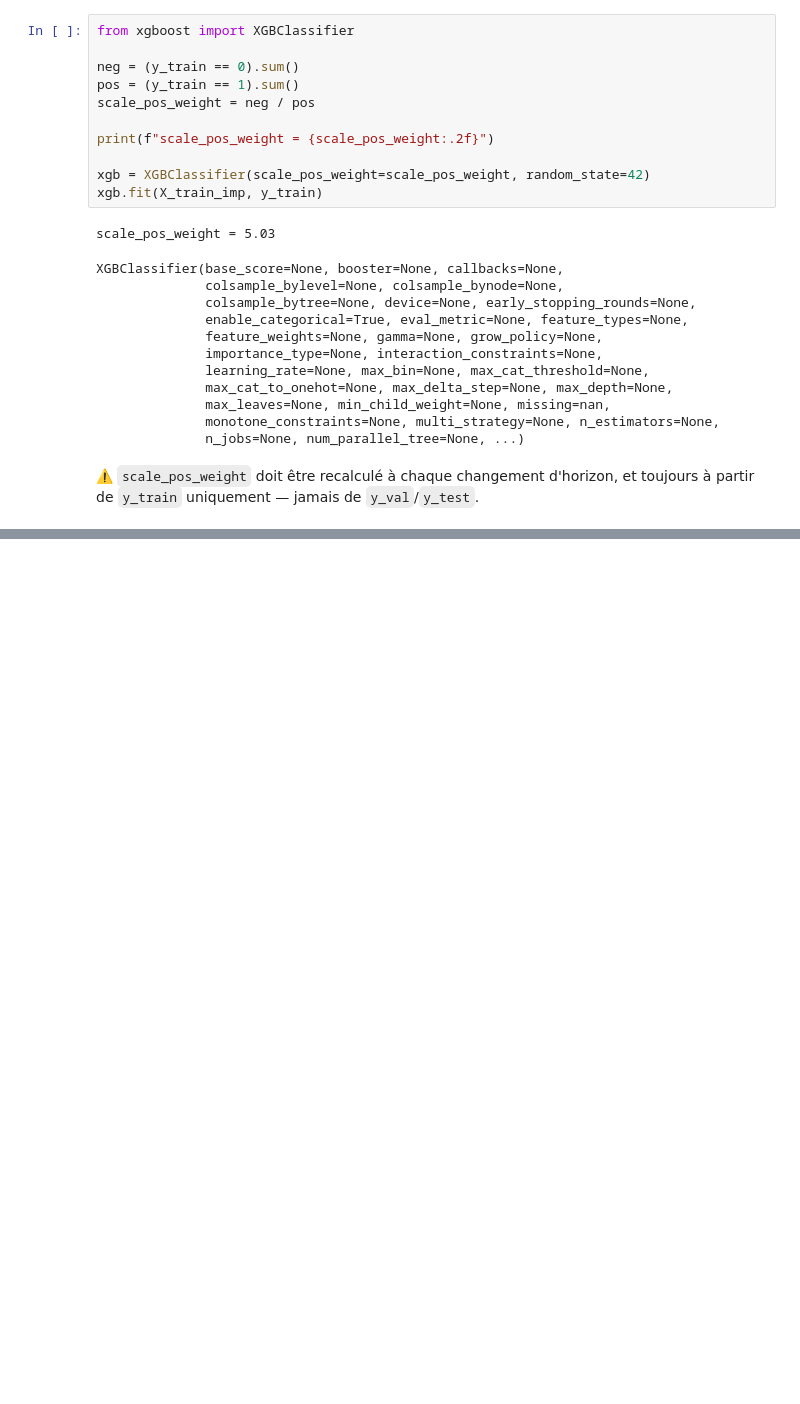
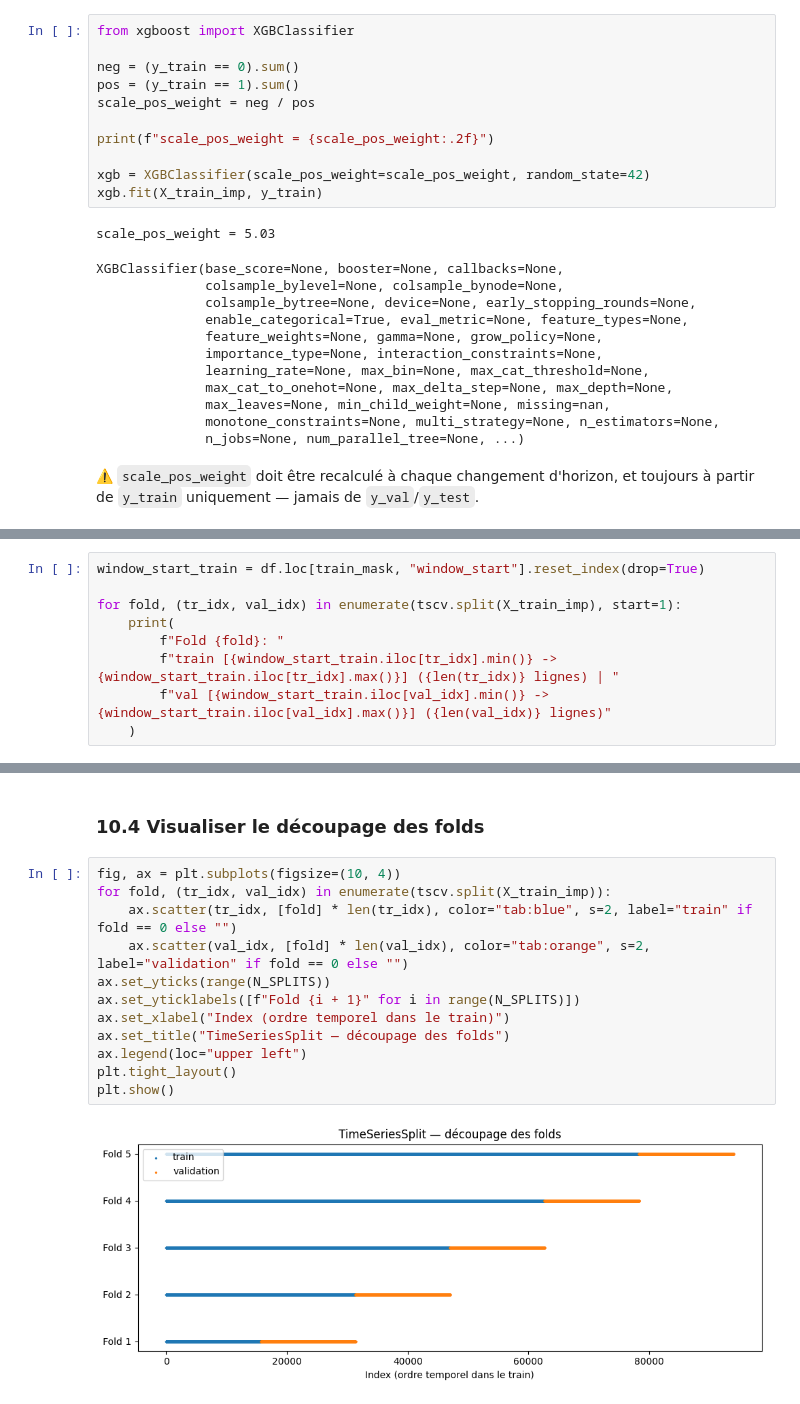
Before and after one commit to air-jaja/training-4-aelion, a Jupyter notebook: prepare_features_ml.ipynb, the cells around one changed output, grey strips where cells are left out. Cells and saved outputs as stored; diff of their text form; blank space fills up the shorter version.

```diff
--- a/prepare_features_ml.ipynb
+++ b/prepare_features_ml.ipynb
@@ -275,0 +550,9 @@ XGBClassifier(base_score=None, booster=None, callbacks=None,
+# %%
+window_start_train = df.loc[train_mask, "window_start"].reset_index(drop=True)
+
+for fold, (tr_idx, val_idx) in enumerate(tscv.split(X_train_imp), start=1):
+    print(
+        f"Fold {fold}: "
+        f"train [{window_start_train.iloc[tr_idx].min()} -> {window_start_train.iloc[tr_idx].max()}] ({len(tr_idx)} lignes) | "
+        f"val [{window_start_train.iloc[val_idx].min()} -> {window_start_train.iloc[val_idx].max()}] ({len(val_idx)} lignes)"
+    )
@@ -275,0 +565,16 @@ XGBClassifier(base_score=None, booster=None, callbacks=None,
+# %% [markdown]
+### 10.4 Visualiser le découpage des folds
+# %%
+fig, ax = plt.subplots(figsize=(10, 4))
+for fold, (tr_idx, val_idx) in enumerate(tscv.split(X_train_imp)):
+    ax.scatter(tr_idx, [fold] * len(tr_idx), color="tab:blue", s=2, label="train" if fold == 0 else "")
+    ax.scatter(val_idx, [fold] * len(val_idx), color="tab:orange", s=2, label="validation" if fold == 0 else "")
+ax.set_yticks(range(N_SPLITS))
+ax.set_yticklabels([f"Fold {i + 1}" for i in range(N_SPLITS)])
+ax.set_xlabel("Index (ordre temporel dans le train)")
+ax.set_title("TimeSeriesSplit — découpage des folds")
+ax.legend(loc="upper left")
+plt.tight_layout()
+plt.show()
+# %% [output]
+[figure, added]
```
Also changed, not shown: parts of 47 cells of this notebook, 10 other files.
